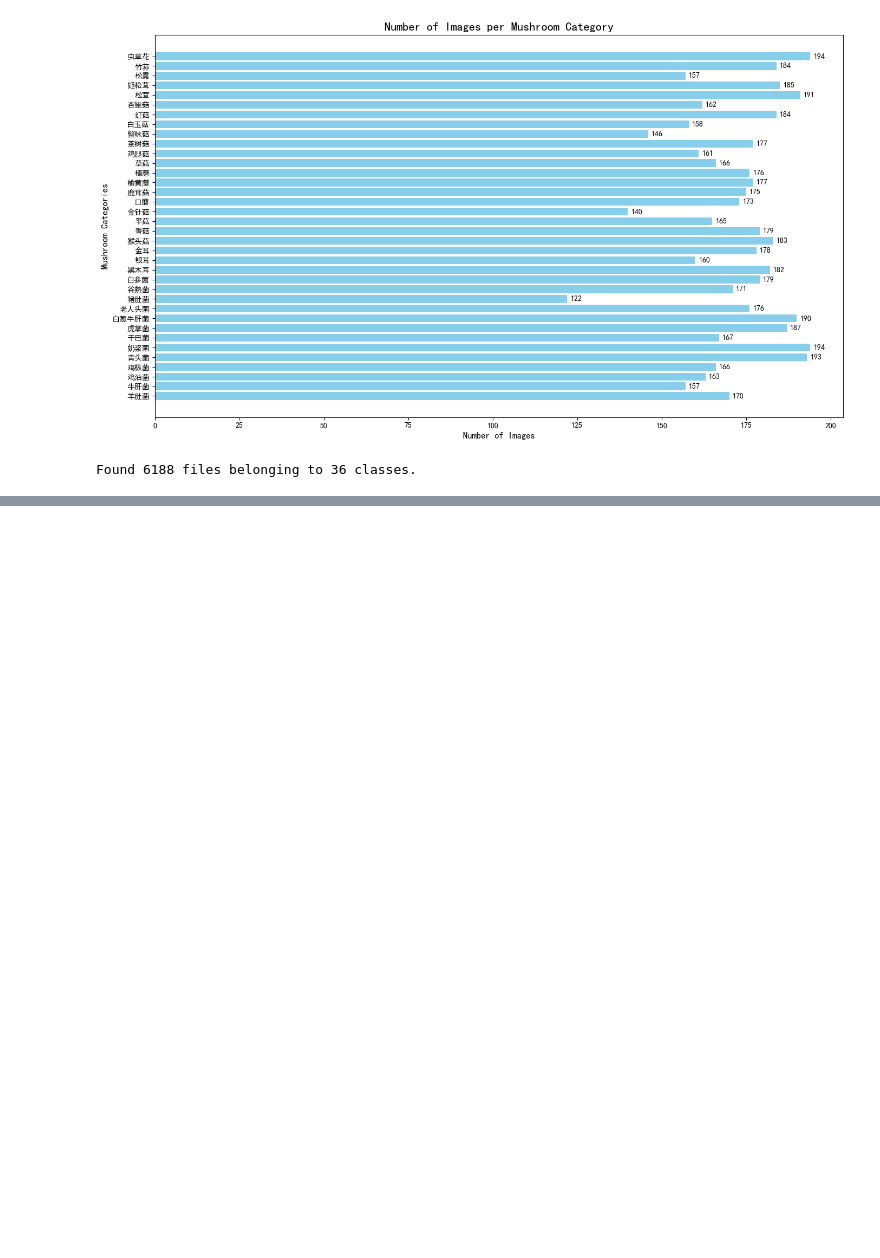
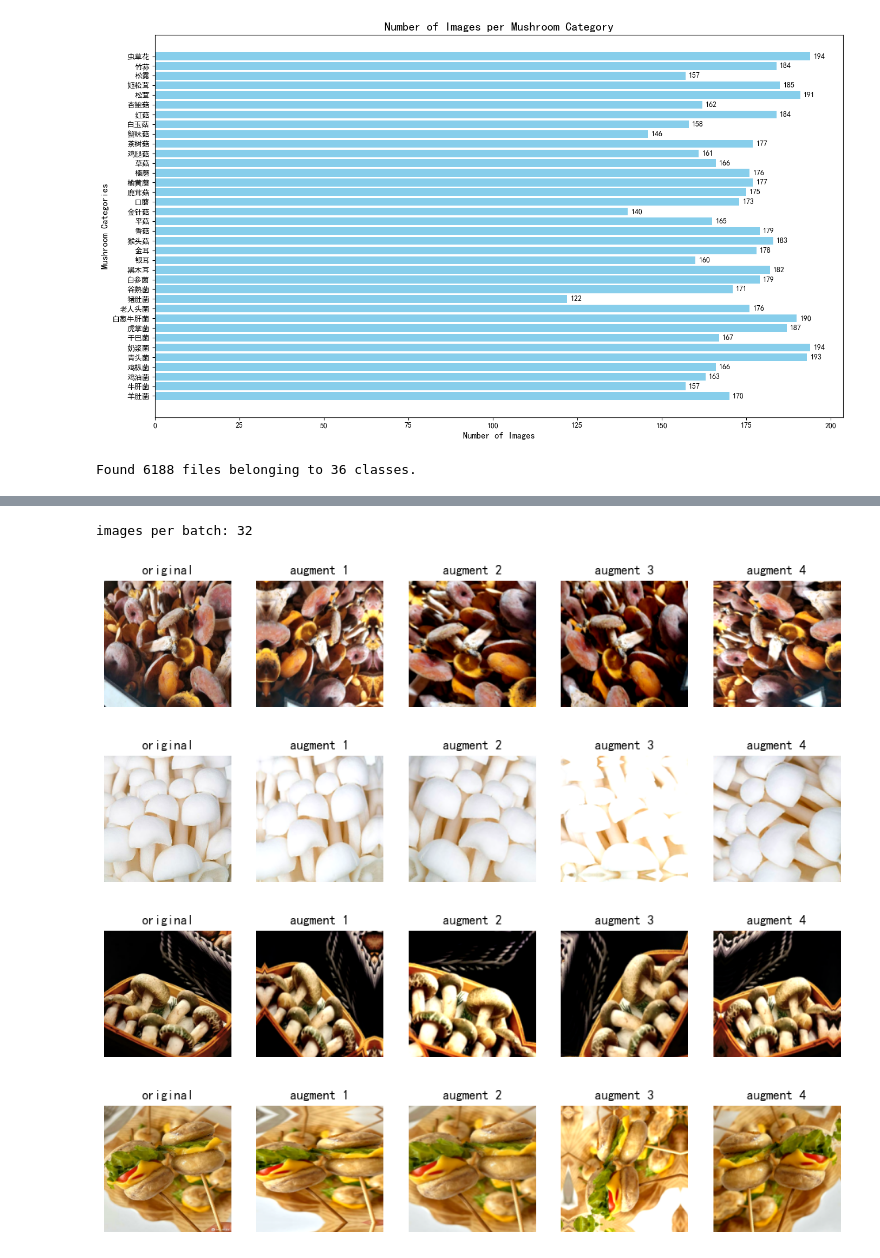
Before and after one commit to caijihuize/Mushroom_Classification, a Jupyter notebook: step2_dataClean.ipynb, the cells around one changed output, grey strips where cells are left out. Drawn from its saved outputs; the diff is of its cells as text; code cells hidden in the pictures; blank space fills up the shorter version.

```diff
--- a/step2_dataClean.ipynb
+++ b/step2_dataClean.ipynb
@@ -136,0 +136,9 @@ plt.show()
+# %%
+# 定义数据增强的预处理层
+data_augmentation = tf.keras.Sequential([
+    tf.keras.layers.RandomFlip("horizontal"),  # 水平翻转
+    tf.keras.layers.RandomRotation(0.2),       # 随机旋转最多20%
+    tf.keras.layers.RandomZoom(0.2, 0.2),      # 随机缩放
+    tf.keras.layers.RandomContrast(0.2),       # 随机对比度调整
+    tf.keras.layers.RandomBrightness(0.2)      # 随机亮度调整
+])
@@ -136,0 +176,22 @@ plt.show()
+# %%
+# Get a batch of images
+sample_batch = list(dataset.take(1))[0][0]
+print(f'images per batch: {len(sample_batch)}')
+# %% [output]
+images per batch: 32
+# %%
+NUM_AUG = 4
+
+# Apply the transformations to the first 4 images
+demo_augmentation(sample_batch[0], data_augmentation, NUM_AUG)
+demo_augmentation(sample_batch[1], data_augmentation, NUM_AUG)
+demo_augmentation(sample_batch[2], data_augmentation, NUM_AUG)
+demo_augmentation(sample_batch[3], data_augmentation, NUM_AUG)
+
+# Uncomment the line below to delete the variable to free up some memory
+# del sample_batch
+# %% [output]
+[figure, added]
+[figure, added]
+[figure, added]
+[figure, added]
```
Also changed, not shown: parts of 3 cells of this notebook.
